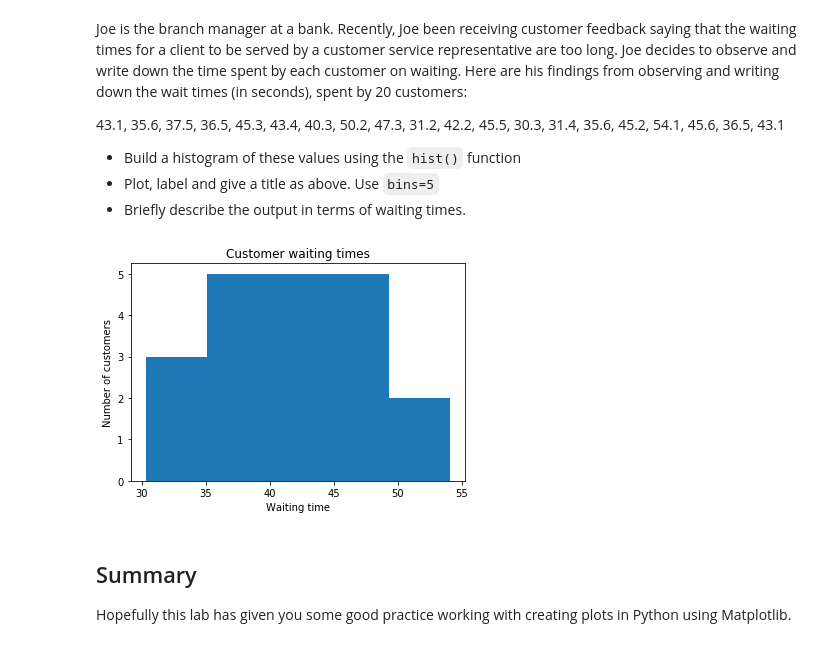
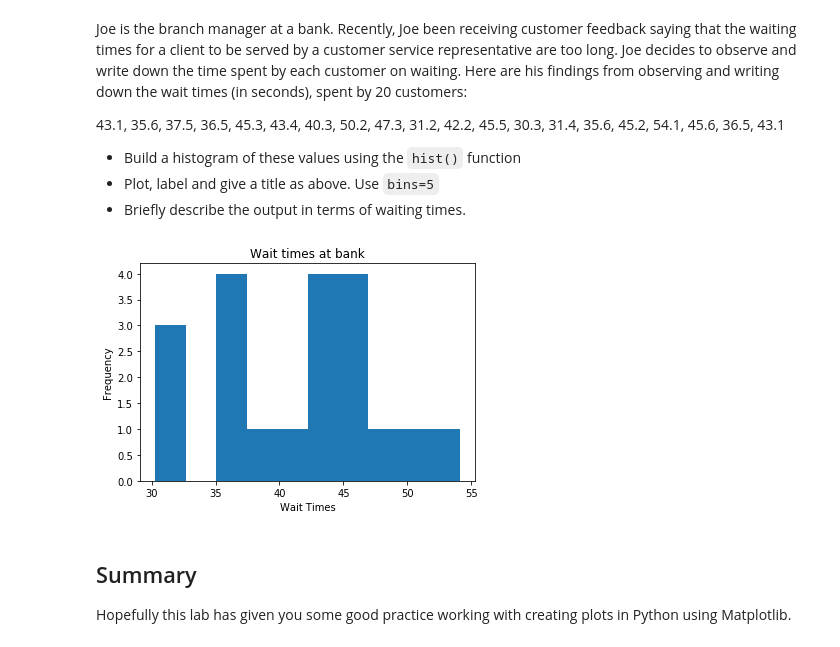
Before and after one commit to Jeremykao7/dsc-0-01-22-visualizing-data-lab-online-ds-sp-000, a Jupyter notebook: index.ipynb, the cells around one changed output. Cells and saved outputs as stored; diff of their text form; code cells hidden in the pictures.

```diff
--- a/index.ipynb
+++ b/index.ipynb
@@ -106,16 +106,16 @@ Joe is the branch manager at a bank. Recently, Joe been receiving customer feedb
 # %%
 x = (43.1, 35.6, 37.5, 36.5, 45.3, 43.4, 40.3, 50.2, 47.3, 31.2, 42.2, 45.5, 30.3, 31.4, 35.6, 45.2, 54.1, 45.6, 36.5, 43.1)
 
 #Plot the distogram with hist() function
 plt.hist(x, bins = 10)
 
 plt.xlabel('Wait Times')
 plt.ylabel('Frequency')
-plt.title('Wait times at ')
+plt.title('Wait times at bank')
 plt.show()
 # Label, give title and show the plot
 # %% [output]
-[figure, old version]
+[figure, new version]
 # %% [markdown]
 ## Summary
 
```
